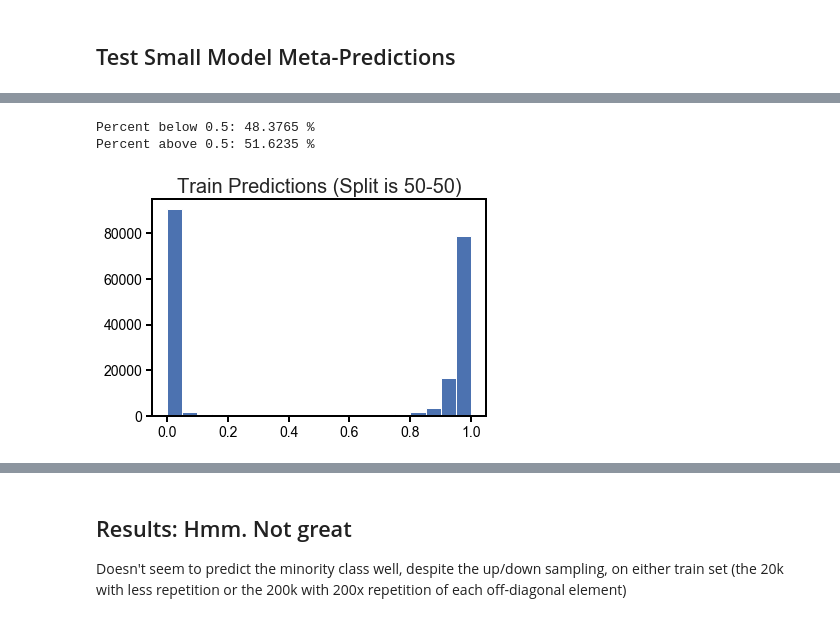
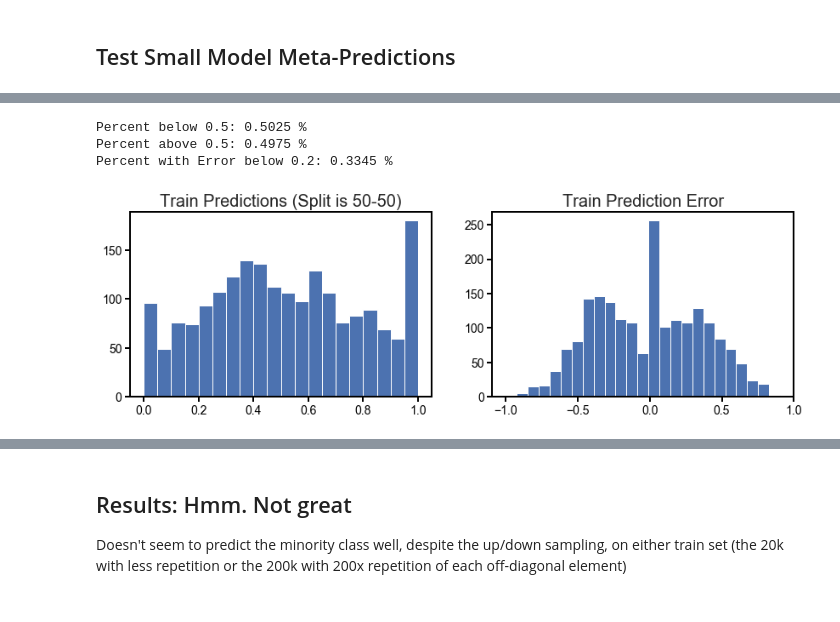
Before and after one commit to laueste/human_5utr_modeling, a Jupyter notebook: modeling/8_training_MRL_CNN_DistillationOffDiagonals.ipynb, the cells around one changed output, grey strips where cells are left out. Cells and saved outputs as stored; diff of their text form; code cells hidden in the pictures.

```diff
--- a/modeling/8_training_MRL_CNN_DistillationOffDiagonals.ipynb
+++ b/modeling/8_training_MRL_CNN_DistillationOffDiagonals.ipynb
@@ -310,42 +374,41 @@ X_small_train = pd.concat( [ pd.concat([ofd[281:]]*10), ond[19719:24719], ond[-1
 np.random.seed(42)
 X_train = X_train.sample(frac=1)
 X_small_train = X_small_train.sample(frac=1)
+X_train_tiny = X_train_tiny.sample(frac=1)
 
 X_train_seq = one_hot_encode(X_train)
 X_small_train_seq = one_hot_encode(X_small_train)
+X_train_tiny_seq = one_hot_encode(X_train_tiny)
 X_test_seq = one_hot_encode(X_test)
 X_test_minority_seq = X_test_seq[:281]
 
 y_train = X_train['off_diagonal'].values
 y_small_train = X_small_train['off_diagonal'].values
+y_train_tiny = X_train_tiny['off_diagonal'].values
 y_test = X_test['off_diagonal'].values
 # %% [markdown]
 ## Make Small Model with No Additional Information than Main Model
 # %%
 # Build the Smaller Model
-# 10 filters of kernel length 8 x 4 layers
+# 30 filters of kernel length 8 x 2 layers
 # 20 nodes in dense layer
 small_model = Sequential()
 small_model.add(Conv1D(activation="relu", input_shape=(50, 4), padding="same",
-                       filters=10, kernel_size=8))
+                       filters=5, kernel_size=8))
 small_model.add(Conv1D(activation="relu", input_shape=(50, 1), padding="same",
-                       filters=10, kernel_size=8))
-small_model.add(Conv1D(activation="relu", input_shape=(50, 1), padding="same",
-                       filters=10, kernel_size=8))
-small_model.add(Conv1D(activation="relu", input_shape=(50, 1), padding="same",
-                       filters=10, kernel_size=8))
+                       filters=5, kernel_size=8))
 small_model.add(Flatten())
-small_model.add(Dense(20))
+small_model.add(Dense(10))
 small_model.add(Activation('relu'))
-small_model.add(Dropout(0.1))
+small_model.add(Dropout(0.0))
 small_model.add(Dense(1))
-small_model.add(Activation('sigmoid')) #sigmoid to output a binary classification btw 0 (on-diagonal) and 1 (off)
+small_model.add(Activation('hard_sigmoid')) #sigmoid outputs an approximately binary classification
 # %%
 # Compile and Train the Smaller Model
 np.random.seed(1337)
 adam = keras.optimizers.Adam(lr=0.001, beta_1=0.9, beta_2=0.999, epsilon=1e-08)
 small_model.compile(loss='mean_squared_error', optimizer=adam)
 
-small_model.fit(X_train_seq, y_train, batch_size=125, epochs=3, verbose=1)
+small_model.fit(X_train_tiny_seq, y_train_tiny, batch_size=125, epochs=50, verbose=1)
 #changed batch size 128 -> 125 for even split
 # %% [output]
@@ -359,7 +433,7 @@ Epoch 3/3
 # %% [markdown]
 ## Test Small Model Meta-Predictions
 # %%
-X_train = test_binary_data(df=X_train,model=small_model,test_seq=X_train_seq,obs_col='off_diagonal',output_col='small_pred')
+X_train_tiny = test_binary_data(df=X_train_tiny,model=small_model,test_seq=X_train_tiny_seq,obs_col='off_diagonal',output_col='small_pred')
 # %%
 X_test = test_binary_data(df=X_test,model=small_model,test_seq=X_test_seq,obs_col='off_diagonal',output_col='small_pred')
 X_test_minority = test_binary_data(df=X_test_minority,model=small_model,
@@ -367,9 +447,16 @@ X_test_minority = test_binary_data(df=X_test_minority,model=small_model,
 # %%
-plt.hist(X_train['small_pred'],bins=20)
-plt.title("Train Predictions (Split is 50-50)",fontsize=20)
-print "Percent below 0.5:", len(X_train[X_train['small_pred'] < 0.5]) * 100.0 / len(X_train), '%'
-print "Percent above 0.5:", len(X_train[X_train['small_pred'] >= 0.5]) * 100.0 / len(X_train), '%'
+fig, (ax1,ax2) = plt.subplots(nrows=1,ncols=2,figsize=(14,4))
+ax1.hist(X_train_tiny['small_pred'],bins=20)
+ax1.set_title("Train Predictions (Split is 50-50)",fontsize=20)
+print( "Percent below 0.5:", len(X_train_tiny[X_train_tiny['small_pred'] < 0.5]) * 100.0 / len(X_train), '%')
+print( "Percent above 0.5:", len(X_train_tiny[X_train_tiny['small_pred'] >= 0.5]) * 100.0 / len(X_train), '%')
+
+ax2.hist(X_train_tiny['small_pred_error'],bins=25)
+ax2.set_title("Train Prediction Error",fontsize=20)
+pct = len(X_train_tiny[np.abs(X_train_tiny['small_pred_error']) < 0.2]) * 100.0 / len(X_train)
+print( "Percent with Error below 0.2:", pct, '%')
 # %% [output]
-Percent below 0.5: 48.3765 %
-Percent above 0.5: 51.6235 %
+Percent below 0.5: 0.5025 %
+Percent above 0.5: 0.4975 %
+Percent with Error below 0.2: 0.3345 %
-[figure, old version]
+[figure, new version]
```
Also changed, not shown: parts of 55 cells of this notebook, 3 other files.
